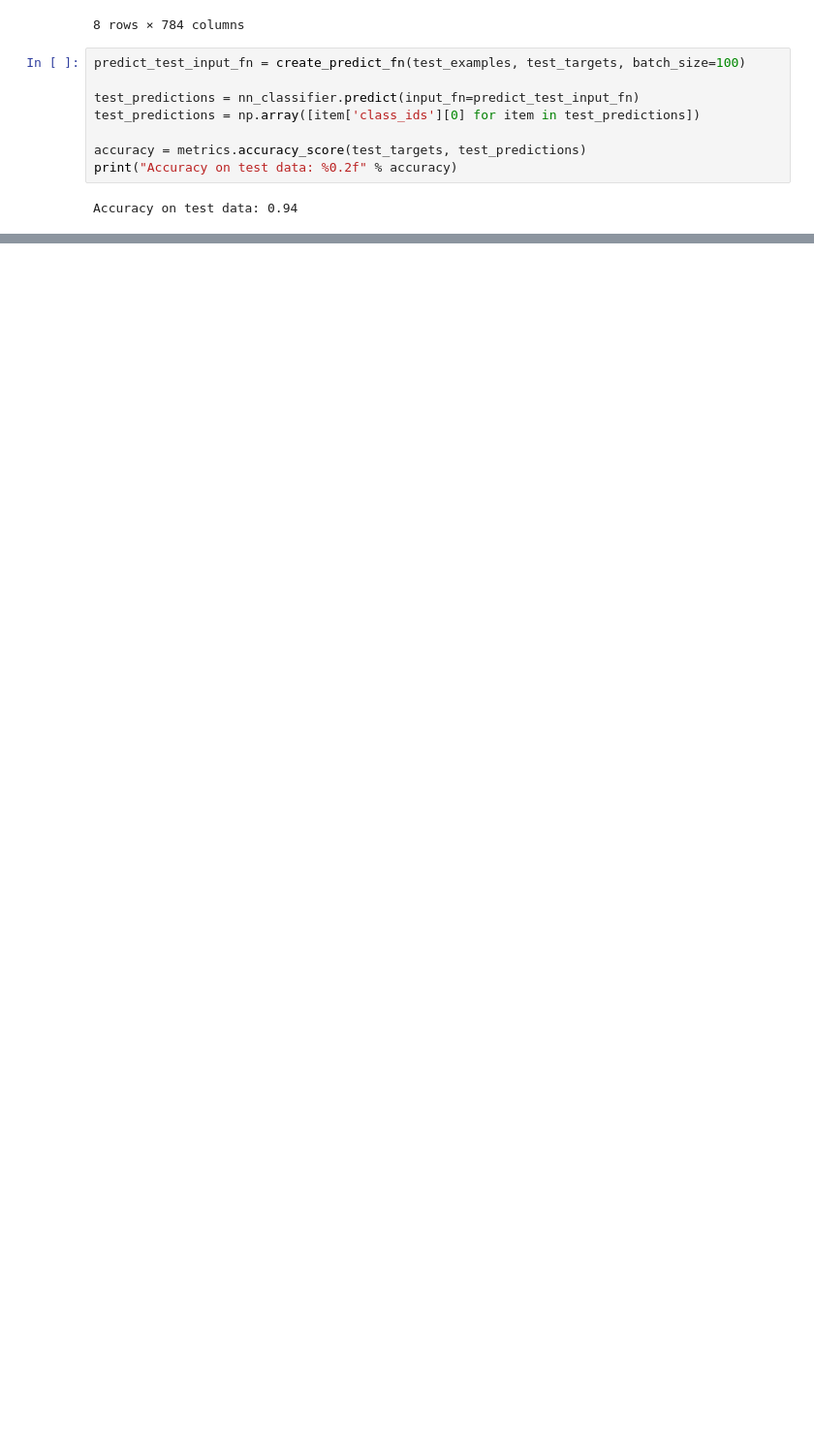
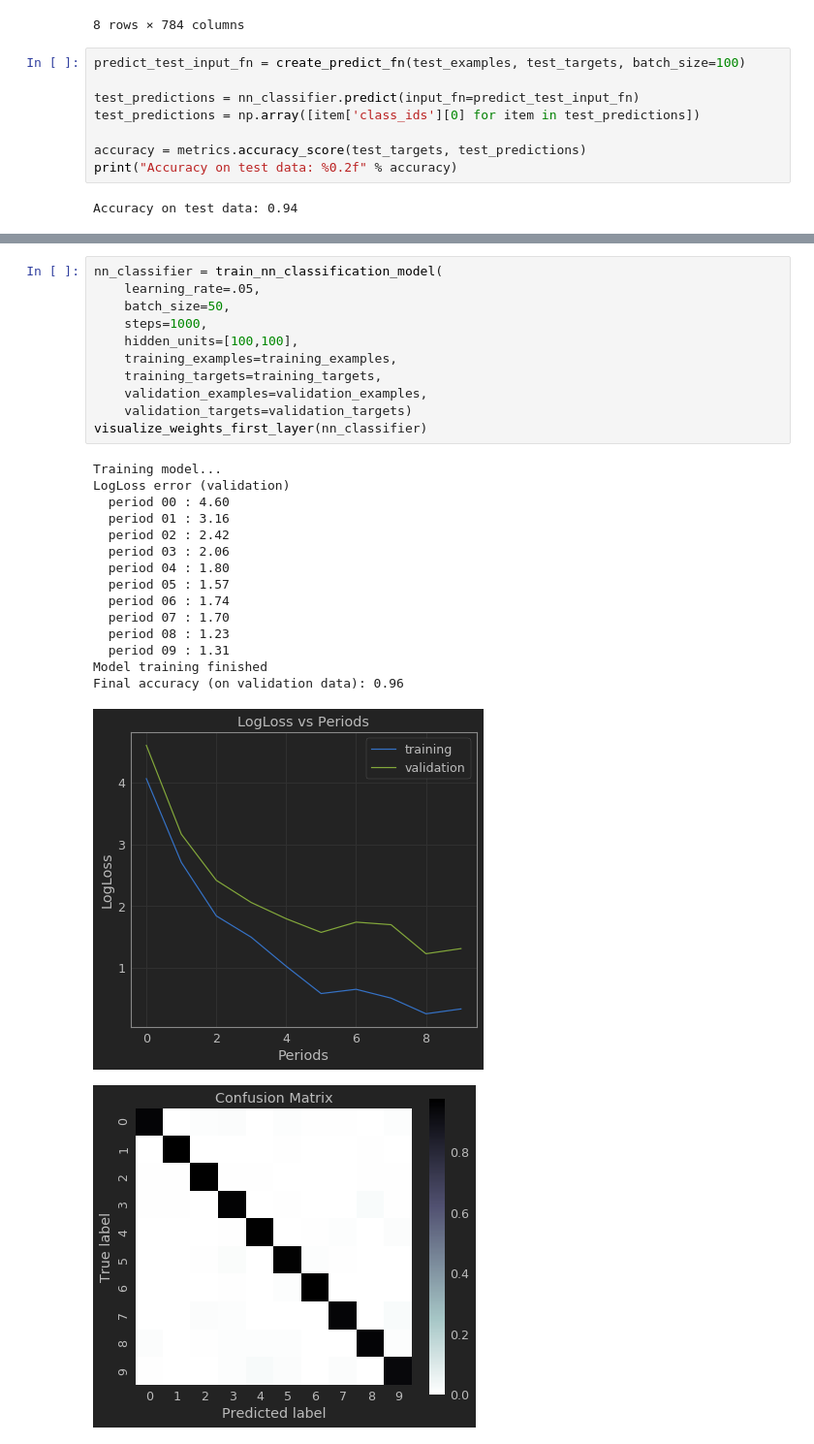
Before and after one commit to AustinSong/ml-crash-course, a Jupyter notebook: programming_exercises/MNIST Digit Classification.ipynb, the cells around one changed output, grey strips where cells are left out. Shown at 97% size. Cells and saved outputs as stored; diff of their text form; blank space fills up the shorter version.

```diff
--- a/programming_exercises/MNIST Digit Classification.ipynb
+++ b/programming_exercises/MNIST Digit Classification.ipynb
@@ -523,0 +610,28 @@ Accuracy on test data: 0.94
+# %%
+nn_classifier = train_nn_classification_model(
+    learning_rate=.05,
+    batch_size=50,
+    steps=1000,
+    hidden_units=[100,100],
+    training_examples=training_examples,
+    training_targets=training_targets,
+    validation_examples=validation_examples,
+    validation_targets=validation_targets)
+visualize_weights_first_layer(nn_classifier)
+# %% [output]
+Training model...
+LogLoss error (validation)
+  period 00 : 4.60
+  period 01 : 3.16
+  period 02 : 2.42
+  period 03 : 2.06
+  period 04 : 1.80
+  period 05 : 1.57
+  period 06 : 1.74
+  period 07 : 1.70
+  period 08 : 1.23
+  period 09 : 1.31
+Model training finished
+Final accuracy (on validation data): 0.96
+[figure, added]
+[figure, added]
```
Also changed, not shown: parts of 6 cells of this notebook.
